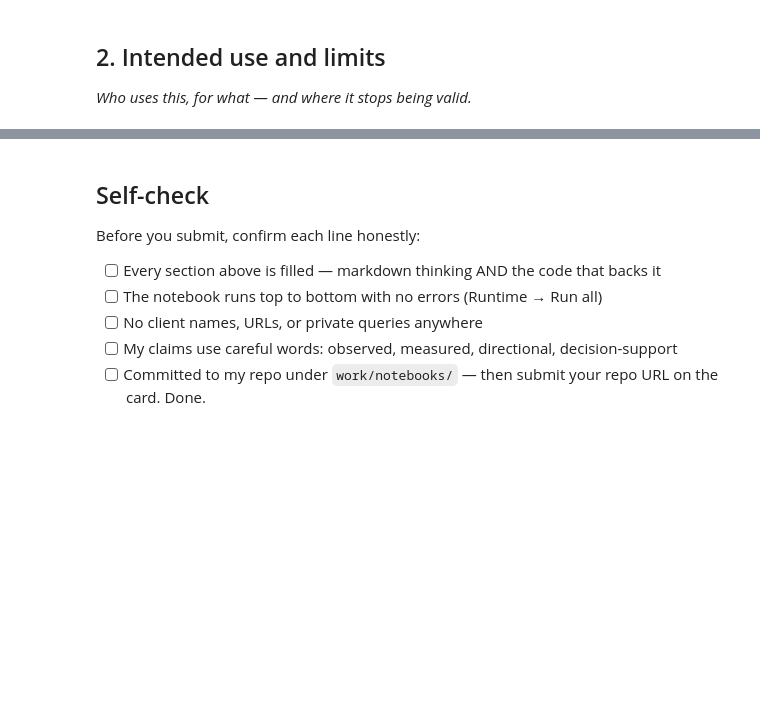
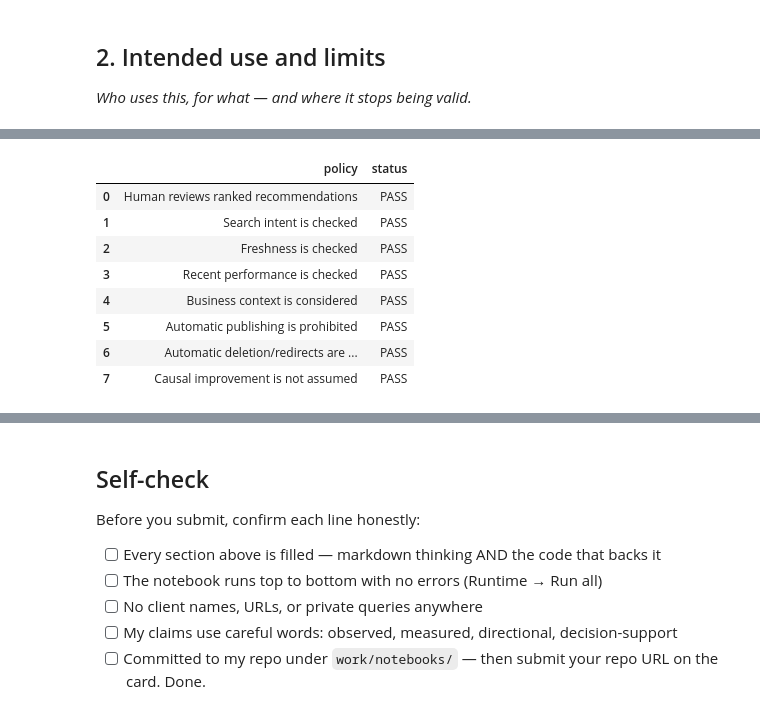
Before and after one commit to smaharx/ml-engineering-playground, a Jupyter notebook: work/notebooks/w07_action_playbook.ipynb, the cells around one changed output, grey strips where cells are left out. Cells and saved outputs as stored; diff of their text form; code cells hidden in the pictures; blank space fills up the shorter version.

```diff
--- a/work/notebooks/w07_action_playbook.ipynb
+++ b/work/notebooks/w07_action_playbook.ipynb
@@ -43,0 +396,27 @@ This skeleton is yours to fill. Work the sections **in order** — each one has
+# %%
+# Human-review and no-go policy check
+review_policy = pd.DataFrame({
+    "policy": [
+        "Human reviews ranked recommendations",
+        "Search intent is checked",
+        "Freshness is checked",
+        "Recent performance is checked",
+        "Business context is considered",
+        "Automatic publishing is prohibited",
+        "Automatic deletion/redirects are prohibited",
+        "Causal improvement is not assumed",
+    ],
+    "status": ["PASS"] * 8,
+})
+
+display(review_policy)
+# %% [output]
+|  | policy | status |
+| 0 | Human reviews ranked recommendations | PASS |
+| 1 | Search intent is checked | PASS |
+| 2 | Freshness is checked | PASS |
+| 3 | Recent performance is checked | PASS |
+| 4 | Business context is considered | PASS |
+| 5 | Automatic publishing is prohibited | PASS |
+| 6 | Automatic deletion/redirects are ... | PASS |
+| 7 | Causal improvement is not assumed | PASS |
```
Also changed, not shown: parts of 17 cells of this notebook.
